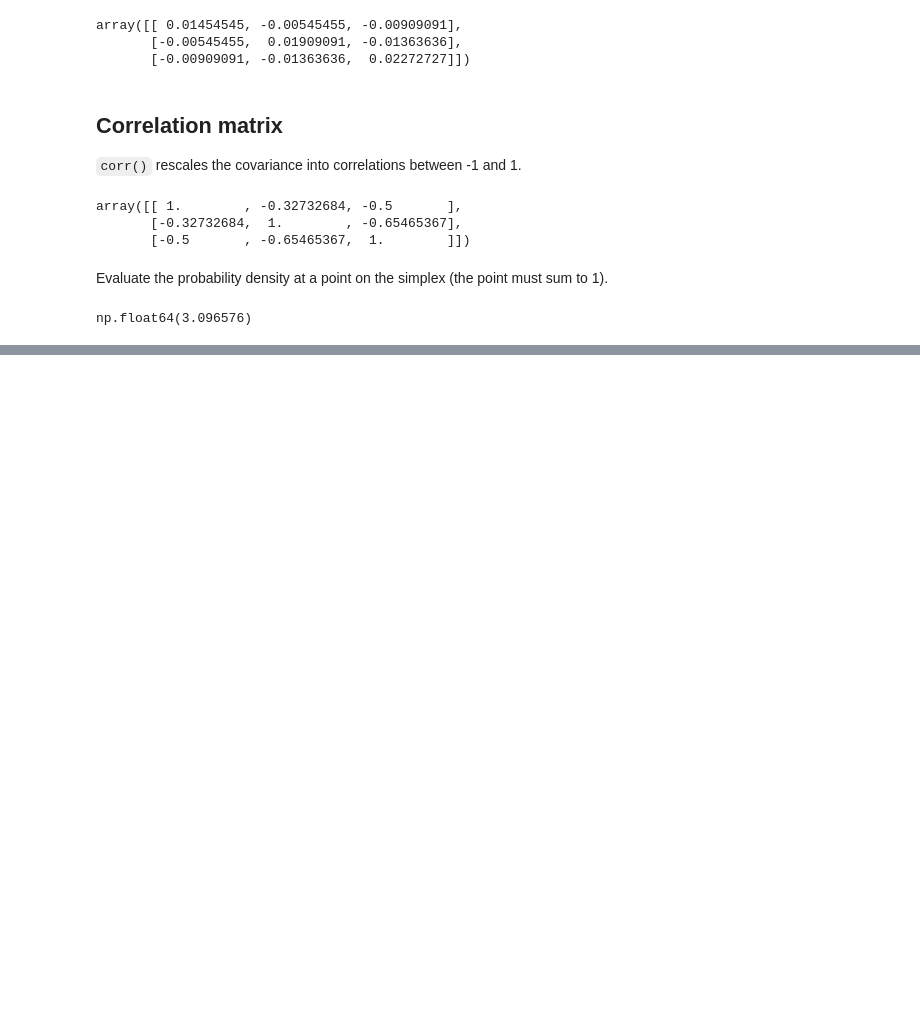
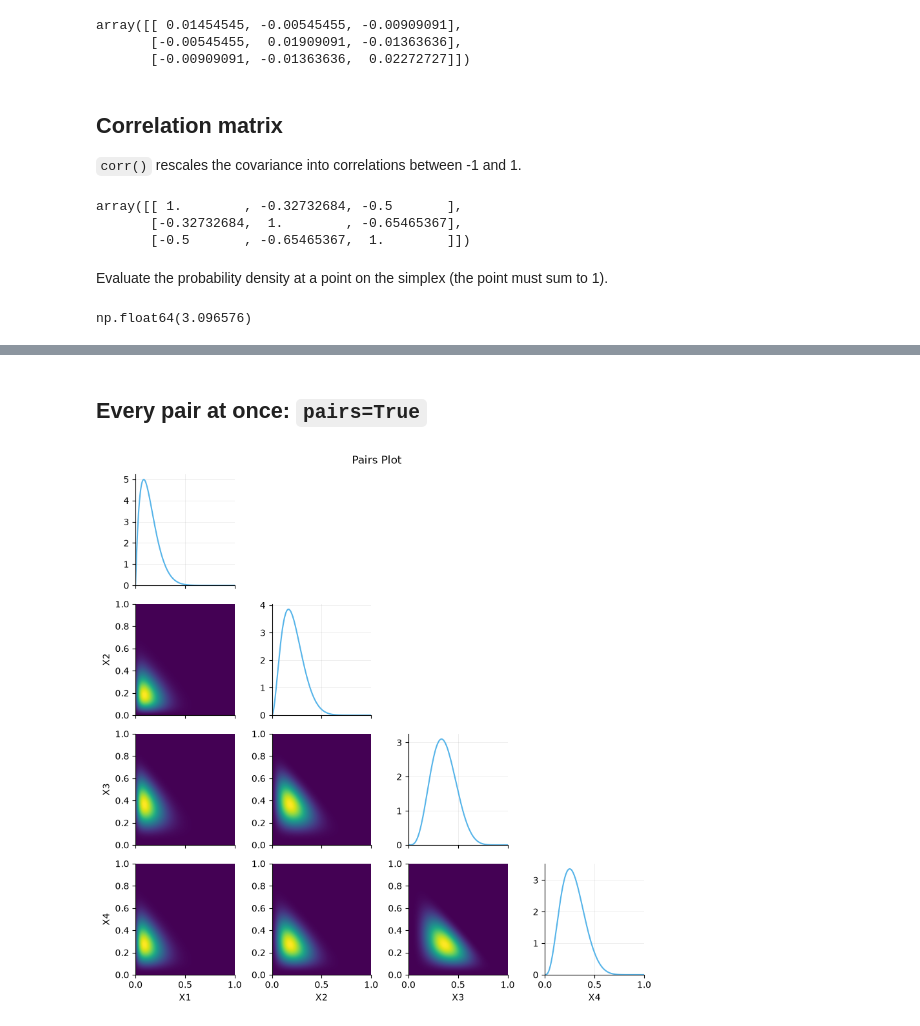
Before and after one commit to calpoly-symbulate/symbulate, a Jupyter notebook: team/new_distribution_demos/dirichlet_demo.ipynb, the cells around one changed output, grey strips where cells are left out. Cells and saved outputs as stored; diff of their text form; code cells hidden in the pictures; blank space fills up the shorter version.

```diff
--- a/team/new_distribution_demos/dirichlet_demo.ipynb
+++ b/team/new_distribution_demos/dirichlet_demo.ipynb
@@ -99,0 +93,6 @@ Beta(2, 5).plot()
+# %% [markdown]
+## Every pair at once: `pairs=True`
+# %%
+D.plot(pairs=True)
+# %% [output]
+[figure, added]
```
Also changed, not shown: parts of 13 cells of this notebook, 8 other files.
